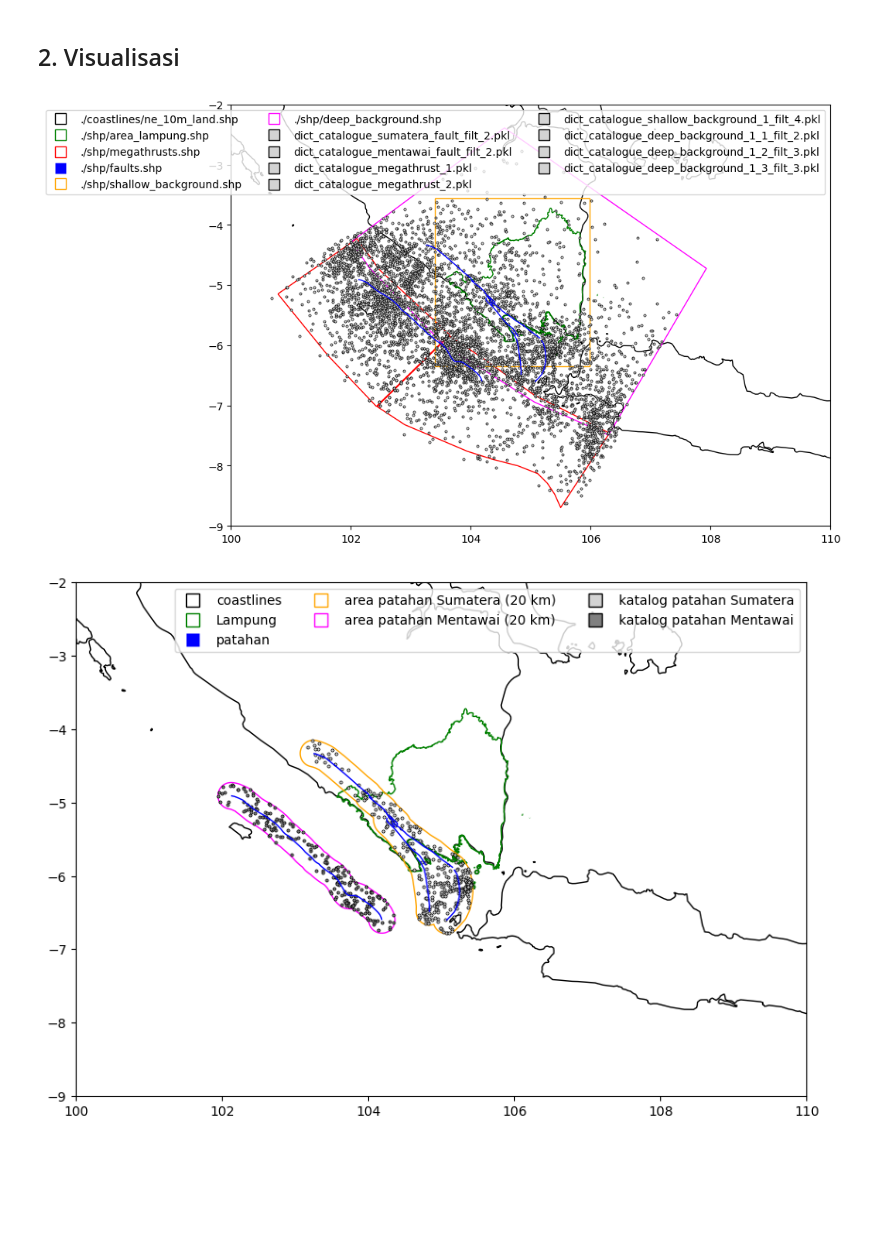
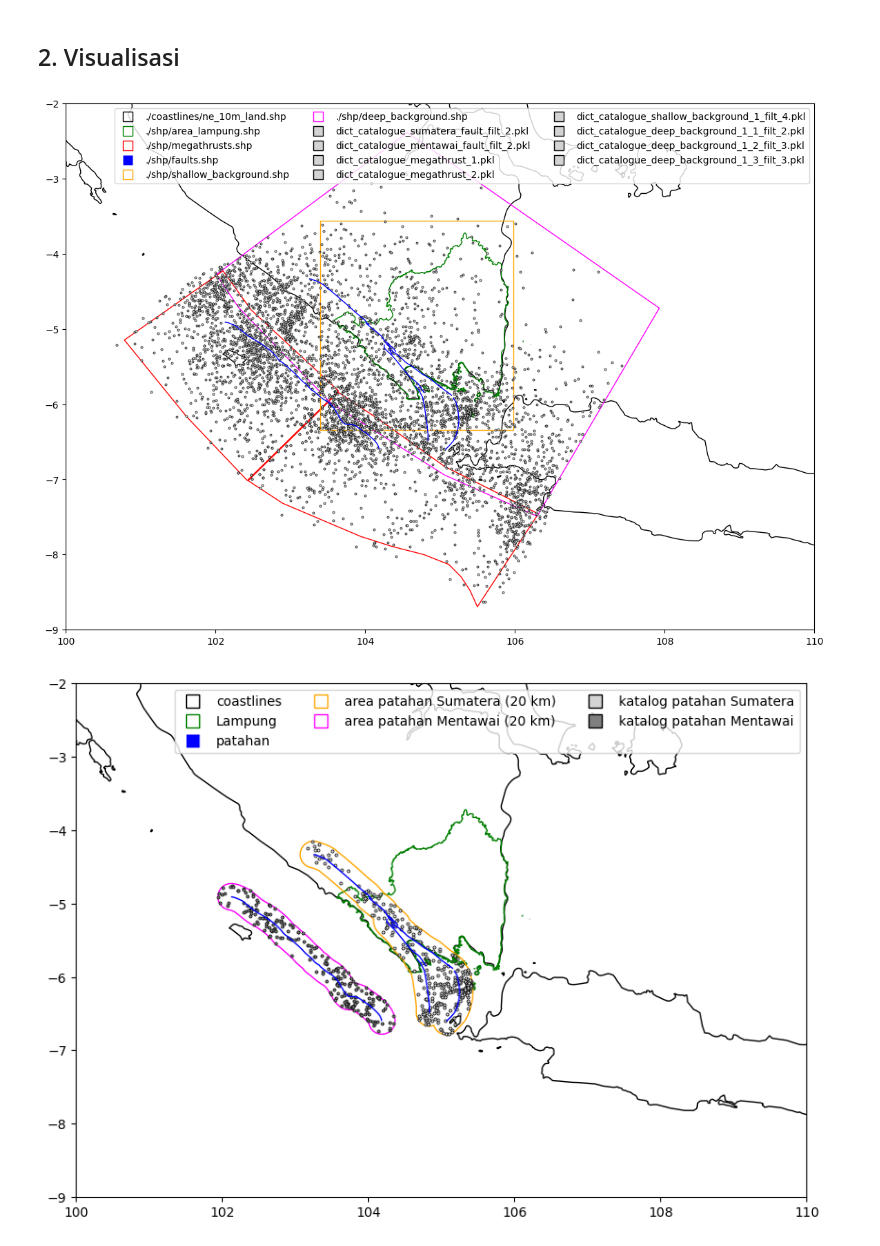
Before and after one commit to yudhastyawan/Seismologi-Teknik-OQ, a Jupyter notebook: OQ008_visualisasi.ipynb, the cells around one changed output. Saved outputs shown, nothing was run; the diff lists cells and outputs as text; code cells hidden in the pictures; blank space fills up the shorter version.

```diff
--- a/OQ008_visualisasi.ipynb
+++ b/OQ008_visualisasi.ipynb
@@ -75,35 +75,35 @@ list_color_catalogue = (
     ['lightgrey', 'black'],
     ['lightgrey', 'black'],
     ['lightgrey', 'black'],
     ['lightgrey', 'black'],
     ['lightgrey', 'black']
 )
 
 list_label_catalogue = (
     "dict_catalogue_sumatera_fault_filt_2.pkl",
     "dict_catalogue_mentawai_fault_filt_2.pkl",
     "dict_catalogue_megathrust_1.pkl",
     "dict_catalogue_megathrust_2.pkl",
     "dict_catalogue_shallow_background_1_filt_4.pkl",
     "dict_catalogue_deep_background_1_1_filt_2.pkl",
     "dict_catalogue_deep_background_1_2_filt_3.pkl",
     "dict_catalogue_deep_background_1_3_filt_3.pkl"
 )
 
 map_limit = (
     (-9, -2),
     (100, 110)
 )
 
-figsize = (10,10)
+figsize = (14,14)
 
 fig, _ = quick_create_map(list_shp_geometry, list_color_shp_geometry, list_label_shp_geometry,
                     list_catalogue, list_color_catalogue, list_label_catalogue, map_limit, figsize=figsize)
 
 # menyimpan
 fig.savefig(os.path.join(dir_figs, 'semua_sumber_gempa_2.png'), dpi=300)
 # %% [output]
-[figure, old version]
+[figure, new version]
 # %%
 list_shp_geometry = (
     './coastlines/ne_10m_land.shp',
```
Also changed, not shown: parts of 2 cells of this notebook.
